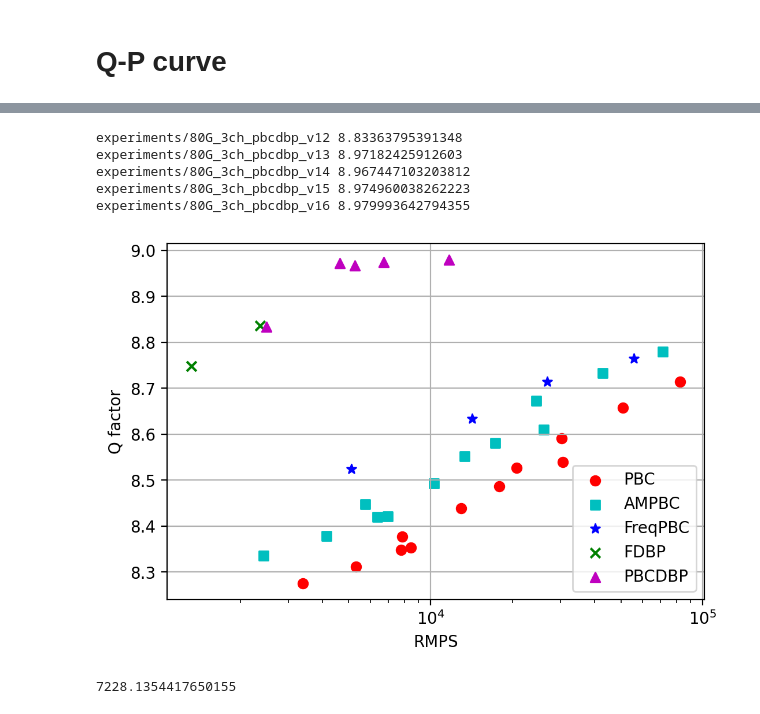
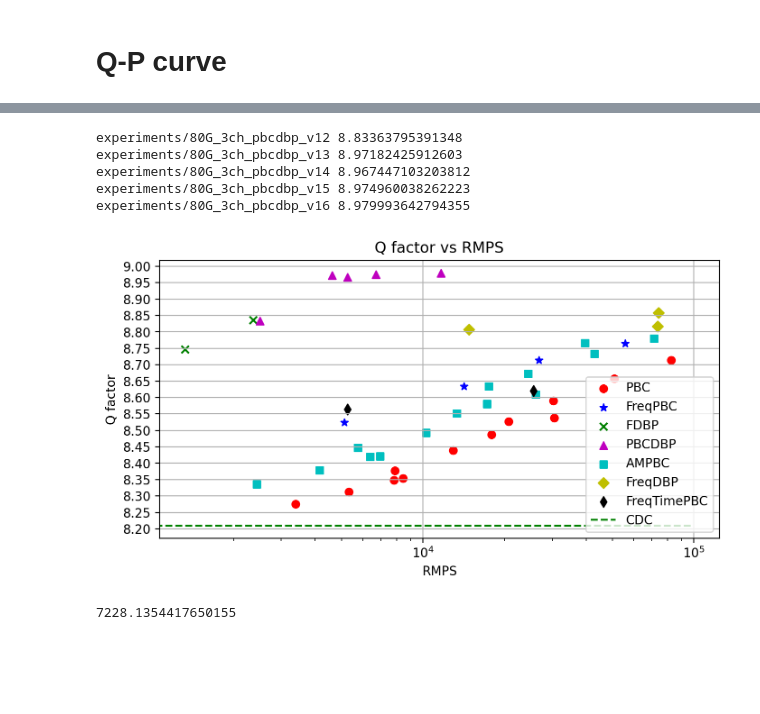
Before and after one commit to xinyuxiao113/pkufiber, a Jupyter notebook: develop.ipynb, the cells around one changed output, grey strips where cells are left out. Cells and saved outputs as stored; diff of their text form; code cells hidden in the pictures; blank space fills up the shorter version.

```diff
--- a/develop.ipynb
+++ b/develop.ipynb
@@ -75,0 +97,6 @@ experiments/80G_3ch_pbcdbp_v13 Best Q afctor:  8.97182425912603
+# %%
+for key, result in results.items():
+    qfactor, power = result['qfactor_power']
+    for i in range(len(power)):
+        print(f'{qfactor[i]:.2f}')
+    print(f'{key} rmps:', result['model'].rmps())
@@ -91,13 +137,18 @@ import matplotlib.pyplot as plt
 from scripts.visualize import load_experiment, load_baseline
 import pkufiber as pf
 
-paths = [f'experiments/80G_3ch_pbc_M{M}_rho{rho}' for M in [41, 81, 161] for rho in [1, 2, 4, 8]] + [
-        f'experiments/80G_3ch_ampbcstep_M{M}_rho{rho}' for M in [41, 81, 161] for rho in [1, 2, 4, 8]] + [
-        'experiments/80G_3ch_frepbc_M41_rho1_ol40_strides161',
-        'experiments/80G_3ch_frepbc_M201_ol200_rho1_strides201',
-        'experiments/80G_3ch_frepbc_M81_rho1_ol80_strides161',
-        'experiments/80G_3ch_frepbc_M161_rho1_ol80_strides321',
-        ] + [
+pbc_path = [f'experiments/80G_3ch_pbc_M{M}_rho{rho}' for M in [41, 81, 161] for rho in [1, 2, 4, 8]]
+ampbc_path = [f'experiments/80G_3ch_ampbcstep_M{M}_rho{rho}' for M in [41, 81, 161] for rho in [1, 2, 4, 8]] + [
+    'experiments/80G_3ch_ampbc_M401_rho1_v1',
+    'experiments/80G_3ch_ampbc_M401_rho0.5_v1',
+]
+frepbc_path = [
+                'experiments/80G_3ch_frepbc_M41_rho1_ol40_strides161',
+                'experiments/80G_3ch_frepbc_M201_ol200_rho1_strides201',
+                'experiments/80G_3ch_frepbc_M81_rho1_ol80_strides161',
+                'experiments/80G_3ch_frepbc_M161_rho1_ol80_strides321',
+                ]
+dbp_path = [
             'experiments/80G_3ch_fdbp_v1',
             # 'experiments/80G_3ch_fdbp_v3',
             # 'experiments/80G_3ch_fdbp_v4',
@@ -114,13 +165,18 @@ paths = [f'experiments/80G_3ch_pbc_M{M}_rho{rho}' for M in [41, 81, 161] for rho
              'experiments/80G_3ch_pbcdbp_v15',
               'experiments/80G_3ch_pbcdbp_v16',
         ]
+paths =  pbc_path + frepbc_path + dbp_path + ampbc_path + ['experiments/80G_3ch_freqdbp_test_v1',
+                                                            'experiments/80G_3ch_freqdbp_test_v3',
+                                                             'experiments/80G_3ch_freqdbp_test_v5',
+                                                             'experiments/80G_3ch_freqtimepbc_v3',
+                                                             'experiments/80G_3ch_freqtimepbc_v4']
 
 results = {path: load_experiment(path) for path in paths}
 
 import matplotlib.pyplot as plt
 import numpy as np
 
-plt.figure(dpi=200, figsize=(6, 4))
+plt.figure(dpi=200, figsize=(8, 4))
 
 # 初始化两个空列表用于存储 scatter 对象
 scatter_frepbc = None
@@ -128,36 +184,49 @@ scatter_other = None
 scatter_fdbp = None
 scatter_pbcdbp = None
 scatter_ampbcstep = None
+scatter_freqdbp = None
+scatter_freqtime = None
+
+cdc, power = load_baseline('configs/dsp/test_eq.yaml', 'CDC')
 
 for key, res in results.items():
     rmps = results[key]['model'].rmps()
     Qmax = np.max(results[key]['qfactor_power'][0])
 
     if 'frepbc' in key:
         scatter_frepbc = plt.scatter(rmps, Qmax,c='b', marker='*', label='FreqPBC') if scatter_frepbc is None else plt.scatter(rmps, Qmax,c='b', marker='*')
+    elif 'freqtime' in key:
+        scatter_freqtime = plt.scatter(rmps, Qmax,c='k', marker='d', label='FreqTimePBC') if scatter_freqtime is None else plt.scatter(rmps, Qmax,c='k', marker='d')
+    elif 'freqdbp' in key:
+        scatter_freqdbp = plt.scatter(rmps, Qmax,c='y', marker='D', label='FreqDBP') if scatter_freqdbp is None else plt.scatter(rmps, Qmax,c='y', marker='D')
     elif 'fdbp' in key:
         scatter_fdbp = plt.scatter(rmps, Qmax,c='g', marker='x', label='FDBP') if scatter_fdbp is None else plt.scatter(rmps, Qmax,c='g', marker='x')
     elif 'pbcdbp' in key:
         scatter_pbcdbp = plt.scatter(rmps, Qmax,c='m', marker='^', label='PBCDBP') if scatter_pbcdbp is None else plt.scatter(rmps, Qmax,c='m', marker='^')
         print(key, Qmax)
-    elif 'ampbcstep' in key:
+    elif 'ampbc' in key:
         scatter_ampbcstep = plt.scatter(rmps, Qmax,c='c', marker='s', label='AMPBC') if scatter_ampbcstep is None else plt.scatter(rmps, Qmax,c='c', marker='s')
     else:
         scatter_other = plt.scatter(rmps, Qmax,c='r', marker='o', label='PBC') if scatter_other is None else plt.scatter(rmps, Qmax,c='r', marker='o')
 
+# plot a CDC 水平线
+plt.plot([0, 1e5], [np.max(cdc), np.max(cdc)], '--', c='g', label='CDC')
+
 plt.xlabel('RMPS')
 plt.ylabel('Q factor')
+plt.yticks(np.arange(8.2, 9, 0.05))
 plt.xscale('log')
-plt.legend()
+plt.legend(loc='lower right')
+plt.title('Q factor vs RMPS')
 plt.grid()
 plt.show()
 # %% [output]
 experiments/80G_3ch_pbcdbp_v12 8.83363795391348
 experiments/80G_3ch_pbcdbp_v13 8.97182425912603
 experiments/80G_3ch_pbcdbp_v14 8.967447103203812
 experiments/80G_3ch_pbcdbp_v15 8.974960038262223
 experiments/80G_3ch_pbcdbp_v16 8.979993642794355
-[figure, old version]
+[figure, new version]
 # %%
 results['experiments/80G_3ch_pbcdbp_v1']['model'].rmps()
 # %% [output]
```
Also changed, not shown: parts of 11 cells of this notebook, 17 other files.
